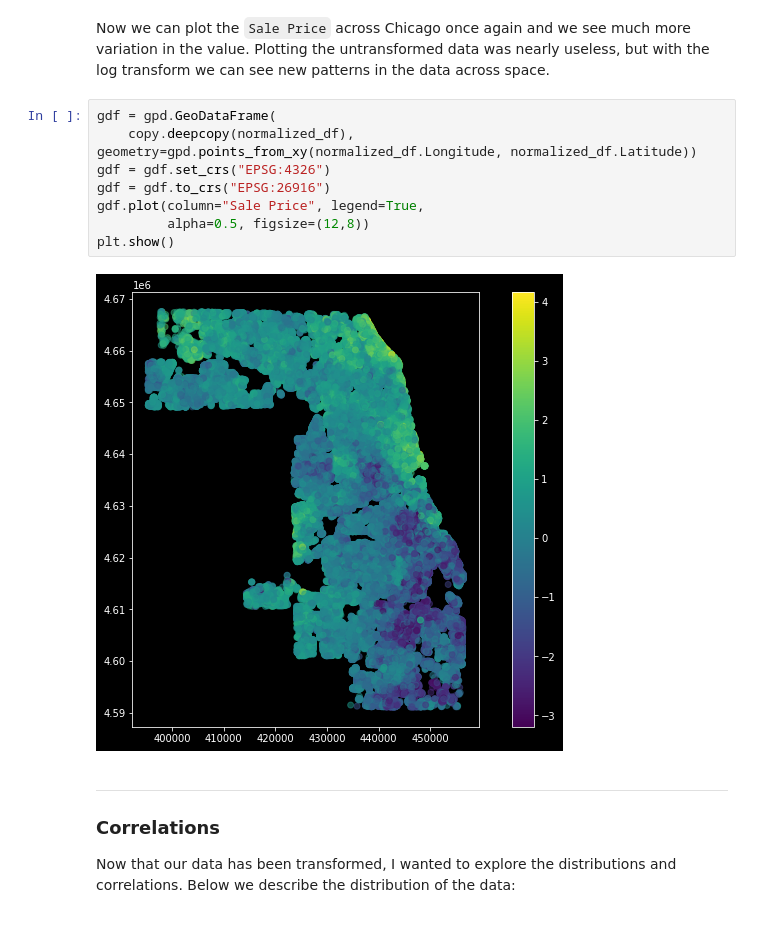
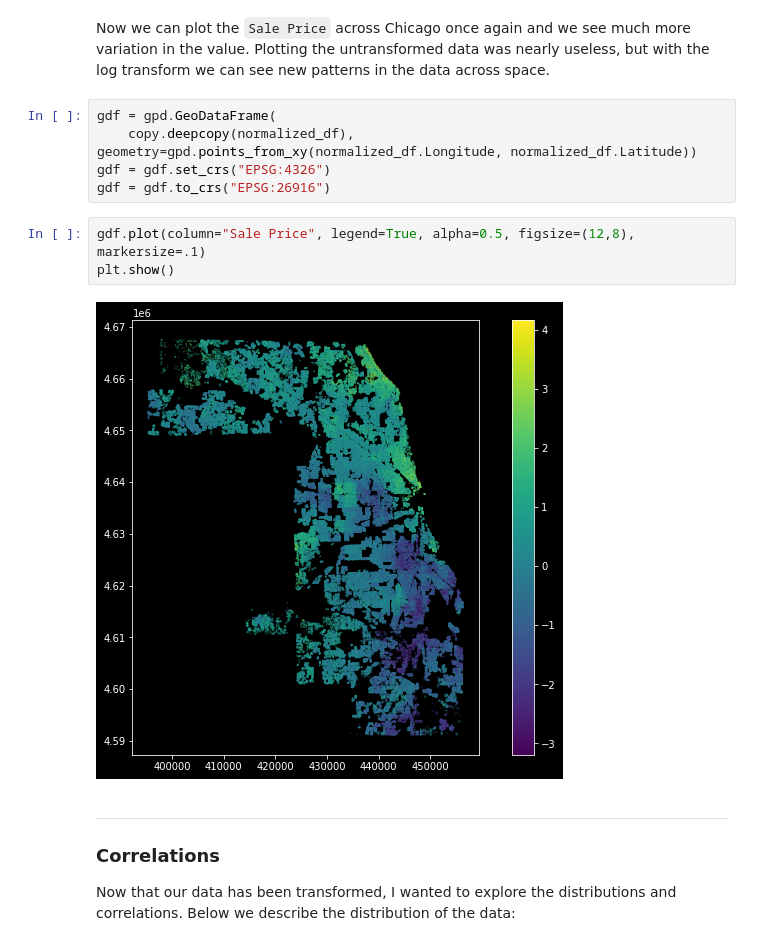
Before and after one commit to alexandermichels/ChicagoHousingModels, a Jupyter notebook: notebooks/DataWrangling.ipynb, the cells around one changed output. Drawn from its saved outputs; the diff is of its cells as text.

```diff
--- a/notebooks/DataWrangling.ipynb
+++ b/notebooks/DataWrangling.ipynb
@@ -441,11 +442,11 @@ gdf = gpd.GeoDataFrame(
     copy.deepcopy(normalized_df), geometry=gpd.points_from_xy(normalized_df.Longitude, normalized_df.Latitude))
 gdf = gdf.set_crs("EPSG:4326")
 gdf = gdf.to_crs("EPSG:26916")
-gdf.plot(column="Sale Price", legend=True,
-         alpha=0.5, figsize=(12,8))
-plt.show()
-# %% [output]
-[figure, removed]
+# %%
+gdf.plot(column="Sale Price", legend=True, alpha=0.5, figsize=(12,8), markersize=.1)
+plt.show()
+# %% [output]
+[figure, added]
 # %% [markdown]
 <a id="corr"></a>
 
```
Also changed, not shown: parts of 5 cells of this notebook, 9 other files.
